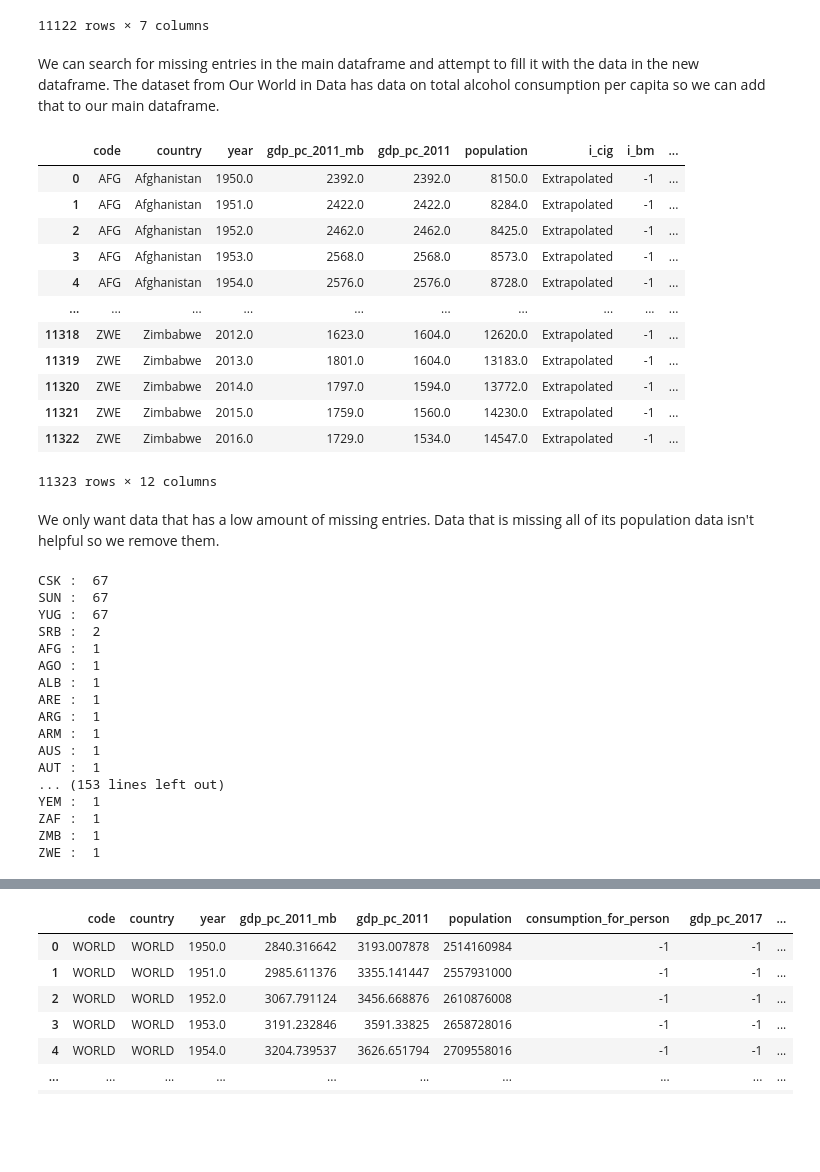
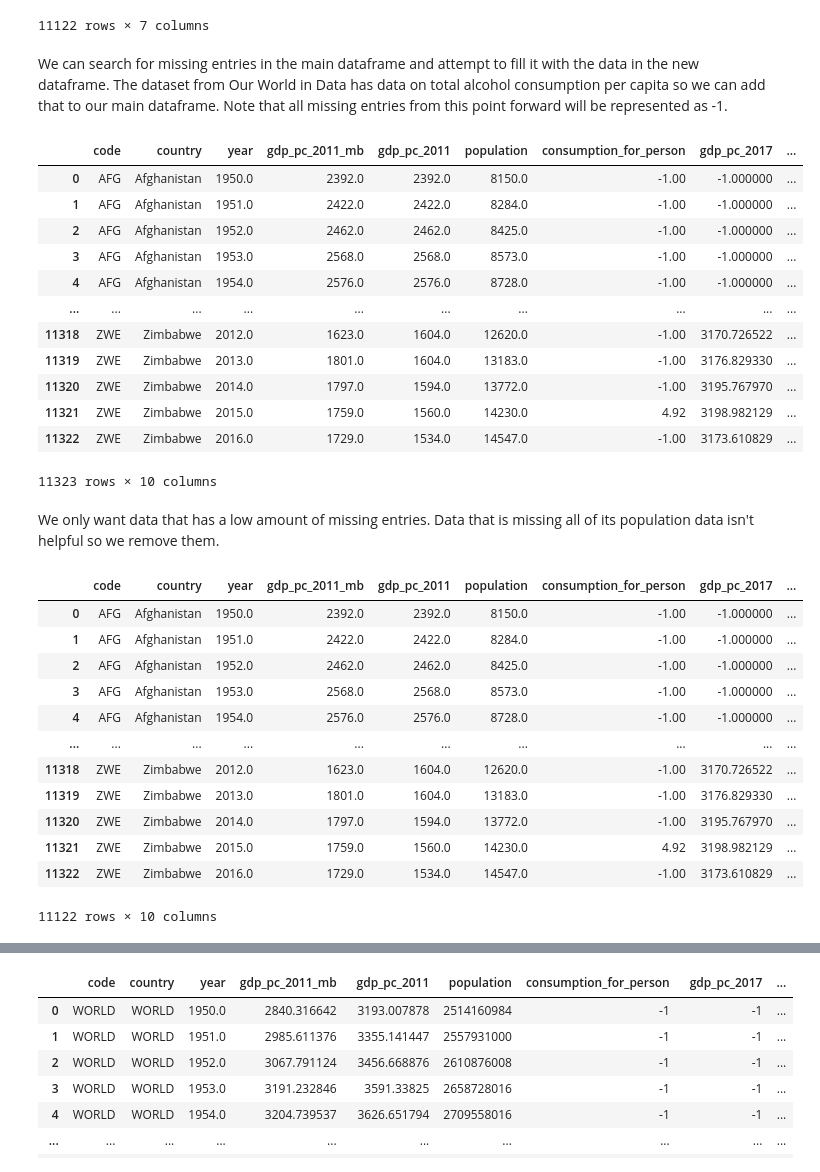
Before and after one commit to evanamay/CMSC320-Final-Project, a Jupyter notebook: tutorial.ipynb, the cells around one changed output, grey strips where cells are left out. Cells and saved outputs as stored; diff of their text form; code cells hidden in the pictures; blank space fills up the shorter version.

```diff
--- a/tutorial.ipynb
+++ b/tutorial.ipynb
@@ -59,6 +62,7 @@ raw_data = pd.read_stata('Data/mpd2018.dta')
 raw_df = pd.DataFrame(raw_data)
 raw_df = raw_df.rename(columns= {"countrycode" : "code", "pop":"population",
                           "rgdpnapc":"gdp_pc_2011", "cgdppc":"gdp_pc_2011_mb"})
+raw_df = raw_df.drop(columns=['i_cig', 'i_bm'])
 combined_df = raw_df
 combined_df
 # %% [output]
@@ -264,94 +273,83 @@ cpc_df
 | 57081 | Zimbabwe | ZWE | 1989 | NaN | NaN | 10153852.0 | NaN |
 11122 rows × 7 columns
 # %% [markdown]
-We can search for missing entries in the main dataframe and attempt to fill it with the data in the new dataframe. The dataset from Our World in Data has data on total alcohol consumption per capita so we can add that to our main dataframe.
+We can search for missing entries in the main dataframe and attempt to fill it with the data in the new dataframe. The dataset from Our World in Data has data on total alcohol consumption per capita so we can add that to our main dataframe. Note that all missing entries from this point forward will be represented as -1.
 # %%
 hit_years_arr = np.sort(pd.unique(combined_df.year).reshape(-1))
 
 temp_comb = combined_df
 
 cpc_merge = cpc_df.drop(labels=["gdp_pc_2017","consumption_for_person", "population_cpc", "total_liters_consumed"],
                              axis = 1)
 
 for code in codes_arr:
   cpc_code = cpc_merge[cpc_merge.code == code]
   combined_code = combined_df[combined_df.code == code]
   missing_years = np.array(hit_years_arr)
   sub_years = np.array(combined_code.year.to_numpy())
   missing_years = np.setdiff1d(missing_years, sub_years)
 
   if len(missing_years > 0):
     cpc_fill = cpc_code[cpc_code.year.isin(missing_years)]
     cpc_fill.index += len(temp_comb.index)
     temp_comb = pd.concat([temp_comb,cpc_fill])
 
 cpc_merge = cpc_df.drop(labels = ["country"], axis = 1)
 temp_comb = pd.merge(how = "left", left = temp_comb, right = cpc_merge, on=["code","year"])
-temp_comb["i_cig"] = temp_comb["i_cig"].astype(str)
-temp_comb["i_bm"] = temp_comb["i_bm"].astype(str)
-temp_comb.i_bm[temp_comb["i_bm"] == "nan"] = pd.NA
-temp_comb.i_bm[temp_comb["i_cig"] == "nan"] = pd.NA
 temp_comb = temp_comb.fillna(-1)
 
 combined_df = temp_comb
 combined_df
 # %% [output]
-|  | code | country | year | gdp_pc_2011_mb | gdp_pc_2011 | population | i_cig | i_bm | ... |
-| 0 | AFG | Afghanistan | 1950.0 | 2392.0 | 2392.0 | 8150.0 | Extrapolated | -1 | ... |
-| 1 | AFG | Afghanistan | 1951.0 | 2422.0 | 2422.0 | 8284.0 | Extrapolated | -1 | ... |
-| 2 | AFG | Afghanistan | 1952.0 | 2462.0 | 2462.0 | 8425.0 | Extrapolated | -1 | ... |
-| 3 | AFG | Afghanistan | 1953.0 | 2568.0 | 2568.0 | 8573.0 | Extrapolated | -1 | ... |
-| 4 | AFG | Afghanistan | 1954.0 | 2576.0 | 2576.0 | 8728.0 | Extrapolated | -1 | ... |
+|  | code | country | year | gdp_pc_2011_mb | gdp_pc_2011 | population | consumption_for_person | gdp_pc_2017 | ... |
+| 0 | AFG | Afghanistan | 1950.0 | 2392.0 | 2392.0 | 8150.0 | -1.00 | -1.000000 | ... |
+| 1 | AFG | Afghanistan | 1951.0 | 2422.0 | 2422.0 | 8284.0 | -1.00 | -1.000000 | ... |
+| 2 | AFG | Afghanistan | 1952.0 | 2462.0 | 2462.0 | 8425.0 | -1.00 | -1.000000 | ... |
+| 3 | AFG | Afghanistan | 1953.0 | 2568.0 | 2568.0 | 8573.0 | -1.00 | -1.000000 | ... |
+| 4 | AFG | Afghanistan | 1954.0 | 2576.0 | 2576.0 | 8728.0 | -1.00 | -1.000000 | ... |
 | ... | ... | ... | ... | ... | ... | ... | ... | ... | ... |
-| 11318 | ZWE | Zimbabwe | 2012.0 | 1623.0 | 1604.0 | 12620.0 | Extrapolated | -1 | ... |
-| 11319 | ZWE | Zimbabwe | 2013.0 | 1801.0 | 1604.0 | 13183.0 | Extrapolated | -1 | ... |
-| 11320 | ZWE | Zimbabwe | 2014.0 | 1797.0 | 1594.0 | 13772.0 | Extrapolated | -1 | ... |
-| 11321 | ZWE | Zimbabwe | 2015.0 | 1759.0 | 1560.0 | 14230.0 | Extrapolated | -1 | ... |
-| 11322 | ZWE | Zimbabwe | 2016.0 | 1729.0 | 1534.0 | 14547.0 | Extrapolated | -1 | ... |
+| 11318 | ZWE | Zimbabwe | 2012.0 | 1623.0 | 1604.0 | 12620.0 | -1.00 | 3170.726522 | ... |
+| 11319 | ZWE | Zimbabwe | 2013.0 | 1801.0 | 1604.0 | 13183.0 | -1.00 | 3176.829330 | ... |
+| 11320 | ZWE | Zimbabwe | 2014.0 | 1797.0 | 1594.0 | 13772.0 | -1.00 | 3195.767970 | ... |
+| 11321 | ZWE | Zimbabwe | 2015.0 | 1759.0 | 1560.0 | 14230.0 | 4.92 | 3198.982129 | ... |
+| 11322 | ZWE | Zimbabwe | 2016.0 | 1729.0 | 1534.0 | 14547.0 | -1.00 | 3173.610829 | ... |
-11323 rows × 12 columns
+11323 rows × 10 columns
 # %% [markdown]
 We only want data that has a low amount of missing entries. Data that is missing all of its population data isn't helpful so we remove them.
 # %%
-##first going to see if there is a year after which population is recorded for
-##any country
-
 missing_codes = {}
 for code in codes_arr:
   pop = combined_df[combined_df.code == code]
   pop = pop[((pop.population < 0) | (pop.population_cpc < 0))]
-  ##print(pop[pop.population_cpc <= 0])
   pop_arr = []
   for i, row in pop.iterrows():
     pop_arr.append(row.year)
   missing_codes[code] = pop_arr
 
-missing_codes
-
 def code_comp (a):
   return -len(missing_codes[a])
 
-def code_comp (a):
-      return -len(missing_codes[a])
-
 sorted_codes = sorted(codes_arr, key=code_comp)
 
+rem_codes = []
 for code in sorted_codes:
-  print(code, ": ", len(missing_codes[code]))
+  if len(missing_codes[code]) == end_year - start_year:
+    rem_codes.append(code)
+
+combined_df = combined_df[~combined_df.code.isin(rem_codes)]
+hit_codes = pd.unique(combined_df.code).reshape(-1)
+combined_df
 # %% [output]
+|  | code | country | year | gdp_pc_2011_mb | gdp_pc_2011 | population | consumption_for_person | gdp_pc_2017 | ... |
+| 0 | AFG | Afghanistan | 1950.0 | 2392.0 | 2392.0 | 8150.0 | -1.00 | -1.000000 | ... |
+| 1 | AFG | Afghanistan | 1951.0 | 2422.0 | 2422.0 | 8284.0 | -1.00 | -1.000000 | ... |
+| 2 | AFG | Afghanistan | 1952.0 | 2462.0 | 2462.0 | 8425.0 | -1.00 | -1.000000 | ... |
+| 3 | AFG | Afghanistan | 1953.0 | 2568.0 | 2568.0 | 8573.0 | -1.00 | -1.000000 | ... |
+| 4 | AFG | Afghanistan | 1954.0 | 2576.0 | 2576.0 | 8728.0 | -1.00 | -1.000000 | ... |
+| ... | ... | ... | ... | ... | ... | ... | ... | ... | ... |
+| 11318 | ZWE | Zimbabwe | 2012.0 | 1623.0 | 1604.0 | 12620.0 | -1.00 | 3170.726522 | ... |
+| 11319 | ZWE | Zimbabwe | 2013.0 | 1801.0 | 1604.0 | 13183.0 | -1.00 | 3176.829330 | ... |
+| 11320 | ZWE | Zimbabwe | 2014.0 | 1797.0 | 1594.0 | 13772.0 | -1.00 | 3195.767970 | ... |
+| 11321 | ZWE | Zimbabwe | 2015.0 | 1759.0 | 1560.0 | 14230.0 | 4.92 | 3198.982129 | ... |
+| 11322 | ZWE | Zimbabwe | 2016.0 | 1729.0 | 1534.0 | 14547.0 | -1.00 | 3173.610829 | ... |
-CSK :  67
-SUN :  67
-YUG :  67
-SRB :  2
-AFG :  1
-AGO :  1
-ALB :  1
-ARE :  1
-ARG :  1
-ARM :  1
-AUS :  1
-AUT :  1
-... (153 lines left out)
-YEM :  1
-ZAF :  1
-ZMB :  1
-ZWE :  1
+11122 rows × 10 columns
```
Also changed, not shown: parts of 27 cells of this notebook, 1 other file.
